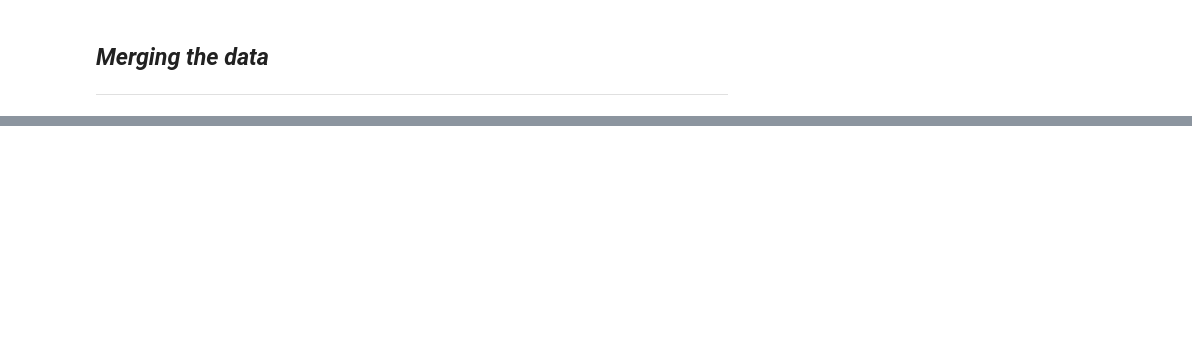
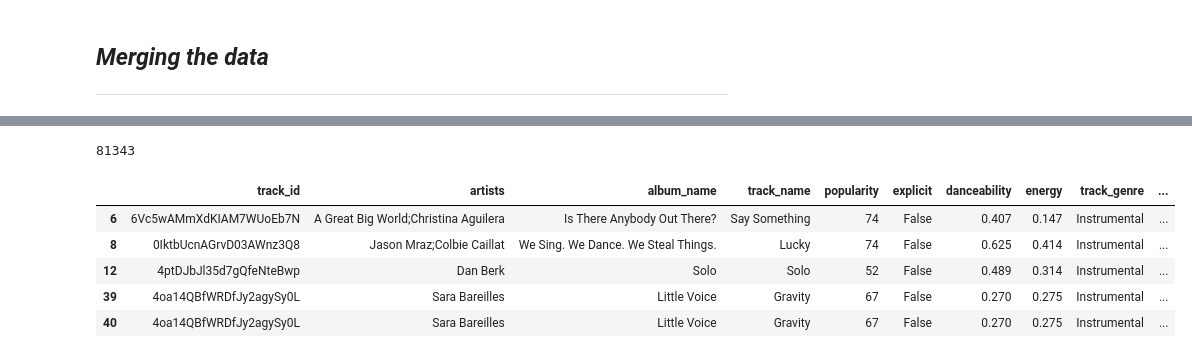
Before and after one commit to mitgar14/etl-workshop-2, a Jupyter notebook: notebooks/03-data_pipeline.ipynb, the cells around one changed output, grey strips where cells are left out. Saved outputs shown, nothing was run; the diff lists cells and outputs as text; code cells hidden in the pictures; blank space fills up the shorter version.

```diff
--- a/notebooks/03-data_pipeline.ipynb
+++ b/notebooks/03-data_pipeline.ipynb
@@ -174,0 +244,13 @@ df_grammys.head()
+# %%
+merged_df["track_id"].nunique()
+# %% [output]
+81343
+# %%
+merged_df.query("is_nominated == 1").head()
+# %% [output]
+|  | track_id | artists | album_name | track_name | popularity | explicit | danceability | energy | track_genre | ... |
+| 6 | 6Vc5wAMmXdKIAM7WUoEb7N | A Great Big World;Christina Aguilera | Is There Anybody Out There? | Say Something | 74 | False | 0.407 | 0.147 | Instrumental | ... |
+| 8 | 0IktbUcnAGrvD03AWnz3Q8 | Jason Mraz;Colbie Caillat | We Sing. We Dance. We Steal Things. | Lucky | 74 | False | 0.625 | 0.414 | Instrumental | ... |
+| 12 | 4ptDJbJl35d7gQfeNteBwp | Dan Berk | Solo | Solo | 52 | False | 0.489 | 0.314 | Instrumental | ... |
+| 39 | 4oa14QBfWRDfJy2agySy0L | Sara Bareilles | Little Voice | Gravity | 67 | False | 0.270 | 0.275 | Instrumental | ... |
+| 40 | 4oa14QBfWRDfJy2agySy0L | Sara Bareilles | Little Voice | Gravity | 67 | False | 0.270 | 0.275 | Instrumental | ... |
```
Also changed, not shown: parts of 14 cells of this notebook, 4 other files.
